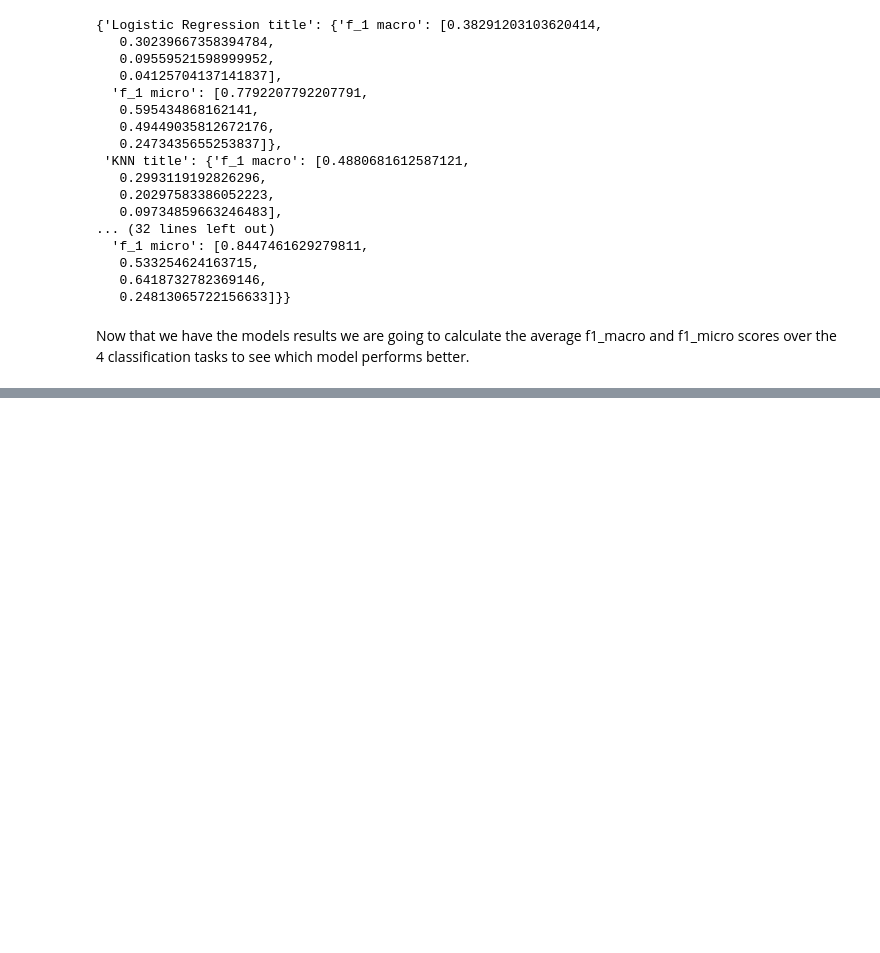
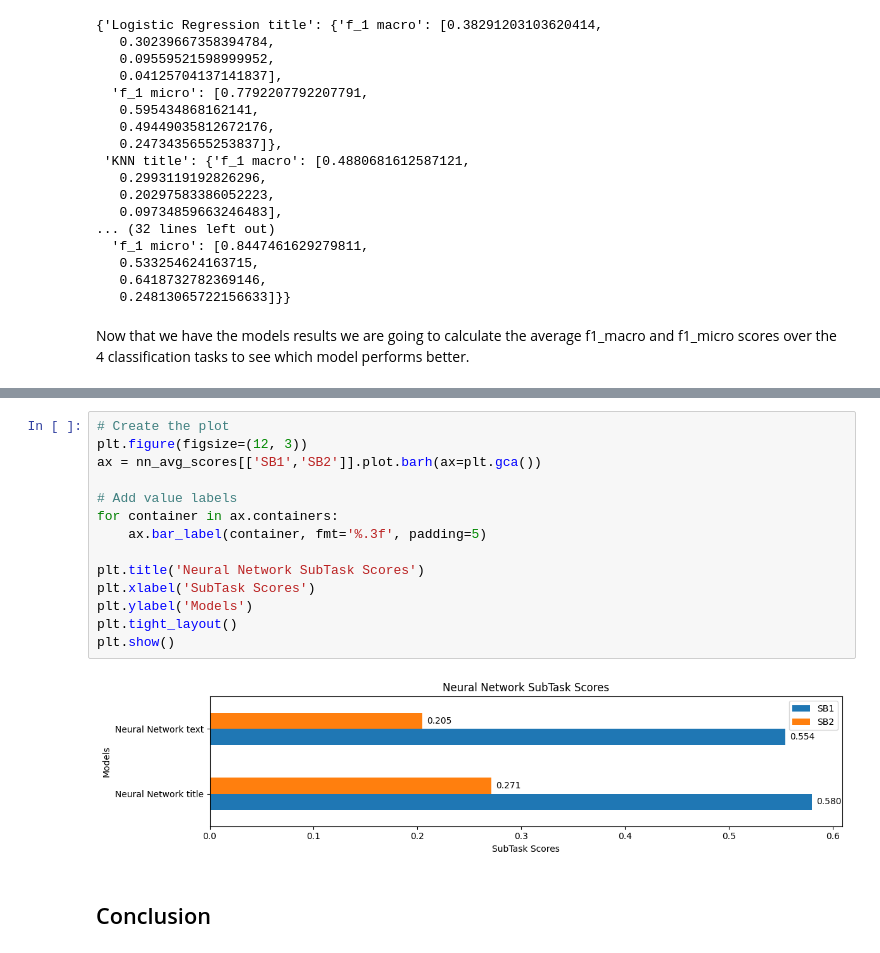
Before and after one commit to ManosMavr/food-hazard-detection-semeval, a Jupyter notebook: model_benchmarks.ipynb, the cells around one changed output, grey strips where cells are left out. Saved outputs shown, nothing was run; the diff lists cells and outputs as text; blank space fills up the shorter version.

```diff
--- a/model_benchmarks.ipynb
+++ b/model_benchmarks.ipynb
@@ -459,0 +885,18 @@ plt.show()
+# %%
+# Create the plot
+plt.figure(figsize=(12, 3))
+ax = nn_avg_scores[['SB1','SB2']].plot.barh(ax=plt.gca())
+
+# Add value labels
+for container in ax.containers:
+    ax.bar_label(container, fmt='%.3f', padding=5)
+
+plt.title('Neural Network SubTask Scores')
+plt.xlabel('SubTask Scores')
+plt.ylabel('Models')
+plt.tight_layout()
+plt.show()
+# %% [output]
+[figure, added]
+# %% [markdown]
+## Conclusion
```
Also changed, not shown: parts of 38 cells of this notebook.
